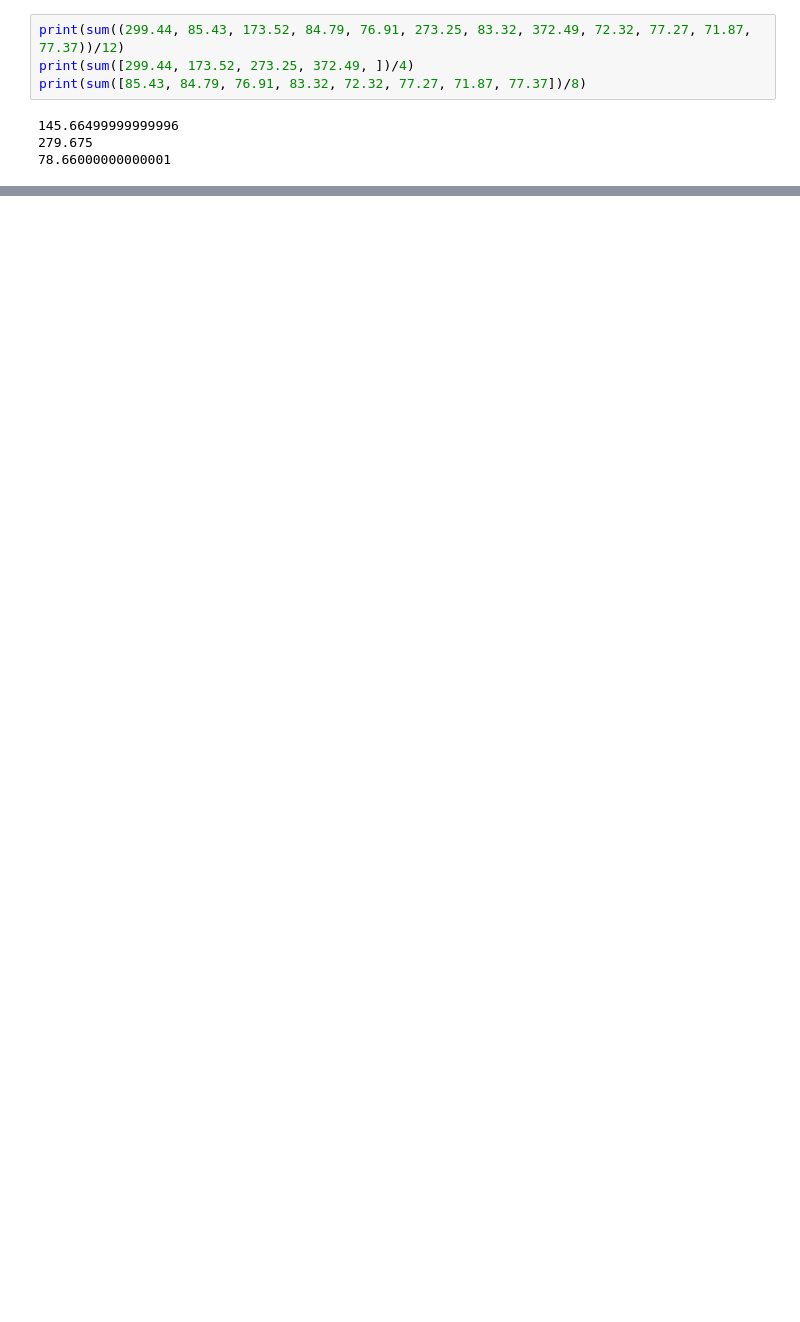
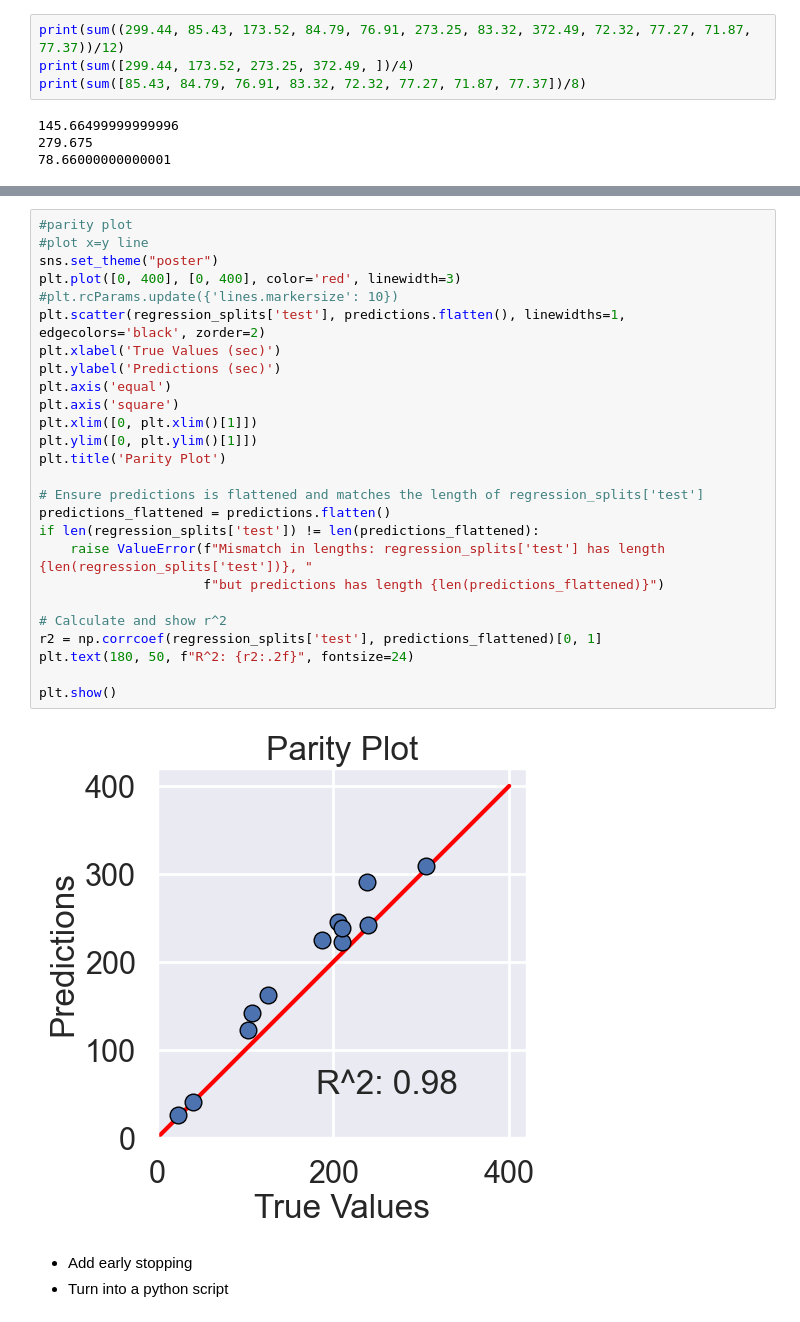
Before and after one commit to Eli-Kaplowitz/ChemTreat-Image-Analysis, a Jupyter notebook: 3D_model_testing.ipynb, the cells around one changed output, grey strips where cells are left out. Drawn from its saved outputs; the diff is of its cells as text; blank space fills up the shorter version.

```diff
--- a/3D_model_testing.ipynb
+++ b/3D_model_testing.ipynb
@@ -536,0 +609,31 @@ print(sum([85.43, 84.79, 76.91, 83.32, 72.32, 77.27, 71.87, 77.37])/8)
+# %%
+#parity plot
+#plot x=y line
+sns.set_theme("poster")
+plt.plot([0, 400], [0, 400], color='red', linewidth=3)
+#plt.rcParams.update({'lines.markersize': 10})
+plt.scatter(regression_splits['test'], predictions.flatten(), linewidths=1, edgecolors='black', zorder=2)
+plt.xlabel('True Values (sec)')
+plt.ylabel('Predictions (sec)')
+plt.axis('equal')
+plt.axis('square')
+plt.xlim([0, plt.xlim()[1]])
+plt.ylim([0, plt.ylim()[1]])
+plt.title('Parity Plot')
+
+# Ensure predictions is flattened and matches the length of regression_splits['test']
+predictions_flattened = predictions.flatten()
+if len(regression_splits['test']) != len(predictions_flattened):
+	raise ValueError(f"Mismatch in lengths: regression_splits['test'] has length {len(regression_splits['test'])}, "
+					 f"but predictions has length {len(predictions_flattened)}")
+
+# Calculate and show r^2
+r2 = np.corrcoef(regression_splits['test'], predictions_flattened)[0, 1]
+plt.text(180, 50, f"R^2: {r2:.2f}", fontsize=24)
+
+plt.show()
+# %% [output]
+[figure, added]
+# %% [markdown]
+- Add early stopping
+- Turn into a python script
```
Also changed, not shown: parts of 20 cells of this notebook.
